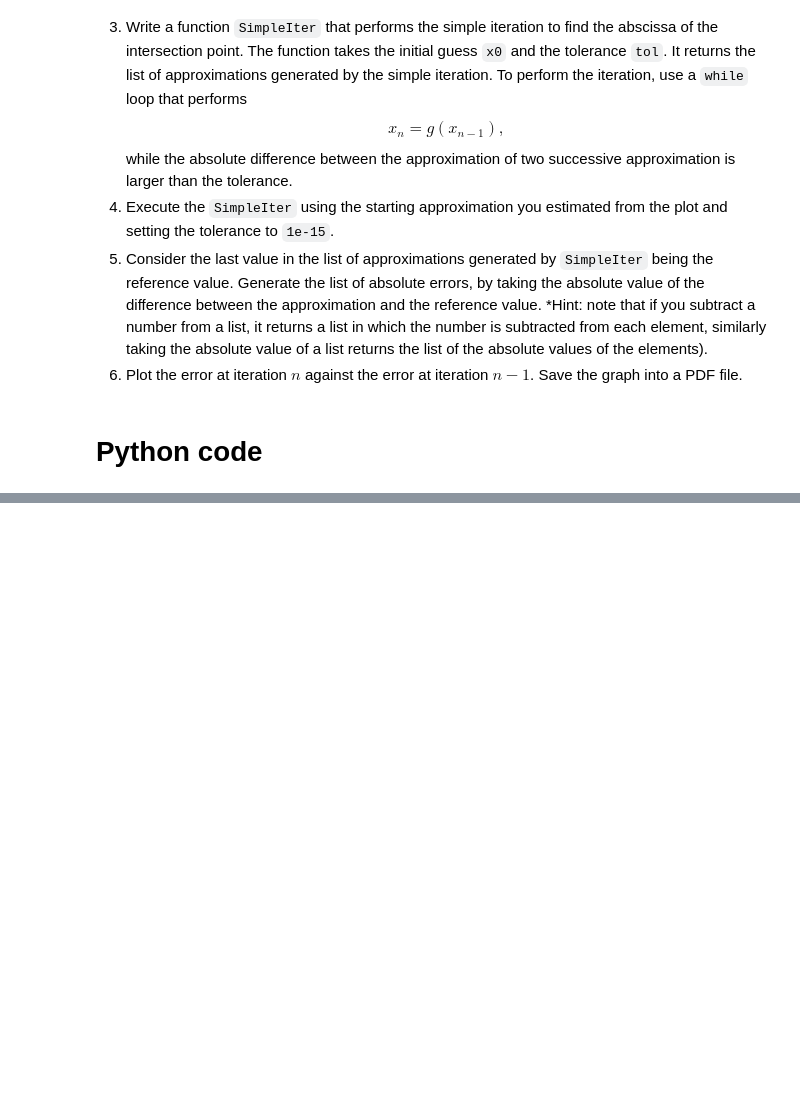
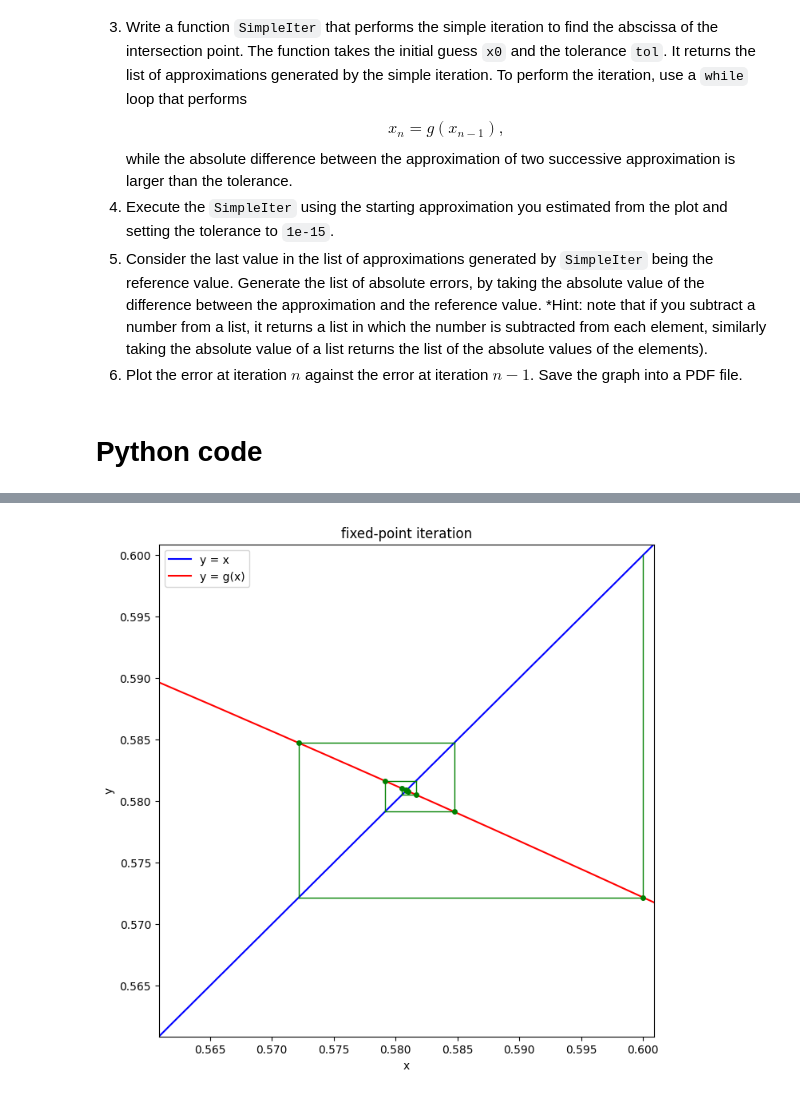
Before and after one commit to jyoutir/numerical-analysis-projects, a Jupyter notebook: miniproject_3/mp3.ipynb, the cells around one changed output, grey strips where cells are left out. Drawn from its saved outputs; the diff is of its cells as text; code cells hidden in the pictures; blank space fills up the shorter version.

```diff
--- a/miniproject_3/mp3.ipynb
+++ b/miniproject_3/mp3.ipynb
@@ -106,0 +129,35 @@ Final approximation: 0.5482170813639978
+# %%
+# extra task: visulisaing fixed point iteration like in the notes
+# https://relate.cs.illinois.edu/course/cs450-s21/file-version/2ee0c9a85407c7a1eb280c5fac6f7007b5c5951d/demos/upload/05-nonlinear-equations/Fixed%20point%20iteration.html
+
+# from above
+fixed_point = SimpleIter(x0, 1e-15)[-1]
+
+# create x values around the fixed point
+x = np.linspace(fixed_point - 0.02, fixed_point + 0.02, 1000)
+fig, ax = plt.subplots(figsize=(8, 8))
+
+# plot y = x line
+ax.plot(x, x, 'b-', label='y = x')
+
+# plot y = g(x) line
+ax.plot(x, myfun(x), 'r-', label='y = g(x)')
+x_current = x0
+num_iterations = 10
+
+for i in range(num_iterations):
+    y_current = myfun(x_current)
+    ax.plot([x_current, x_current, y_current], [x_current, y_current, y_current], 'g-', linewidth=1)
+    ax.plot(x_current, y_current, 'go', markersize=4)
+    x_current = y_current
+
+# set plot labels, title, and limits
+ax.set(xlabel='x', ylabel='y', title='fixed-point iteration',
+       xlim=(x.min(), x.max()), ylim=(x.min(), x.max()))
+
+
+ax.legend()
+plt.savefig('miniproject_3/fixed_point_iteration.pdf')
+plt.show()
+# %% [output]
+[figure, added]
```
Also changed, not shown: parts of 2 cells of this notebook, 4 other files.
